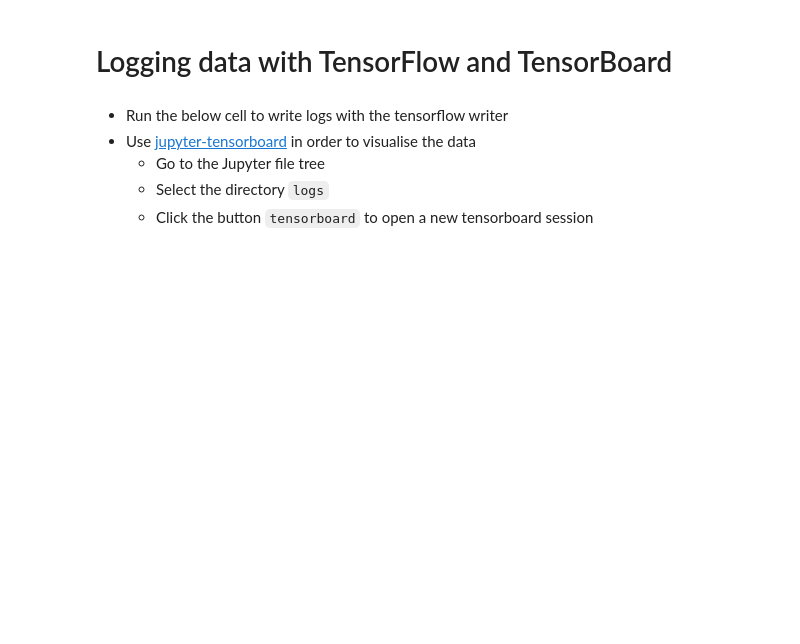
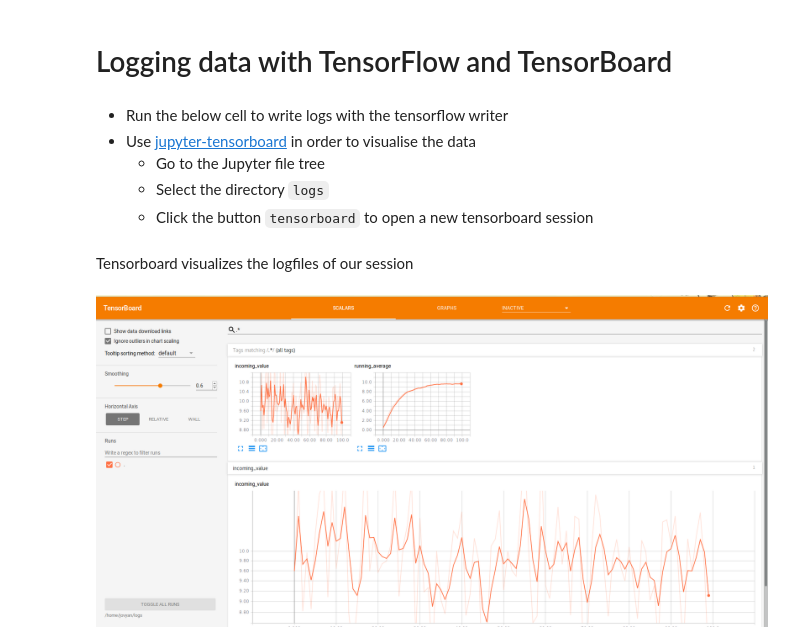
Before and after one commit to sjdh/ml-binder, a Jupyter notebook: tensorflow-logging.ipynb, the cells around one changed output. Drawn from its saved outputs; the diff is of its cells as text; code cells hidden in the pictures; blank space fills up the shorter version.

Commit message:
Added tensorboard image

```diff
--- a/tensorflow-logging.ipynb
+++ b/tensorflow-logging.ipynb
@@ -34,3 +34,10 @@ with tf.Session() as sess: # Create a new tensorflow session
                                          {curr_value: raw_data[i]}) # Execute operators merged_summary and update_avg
         sess.run(tf.assign(prev_avg, curr_avg)) # Execute operator
         writer.add_summary(summary_str, i) # Write the summary string, together with the gobal step i
+# %% [markdown]
+Tensorboard visualizes the logfiles of our session
+# %%
+from IPython.display import Image
+Image(filename='tensorboard_scalar.png', embed=True)
+# %% [output]
+[figure, added]
```
Also changed, not shown: parts of 1 cell of this notebook, 2 other files.
